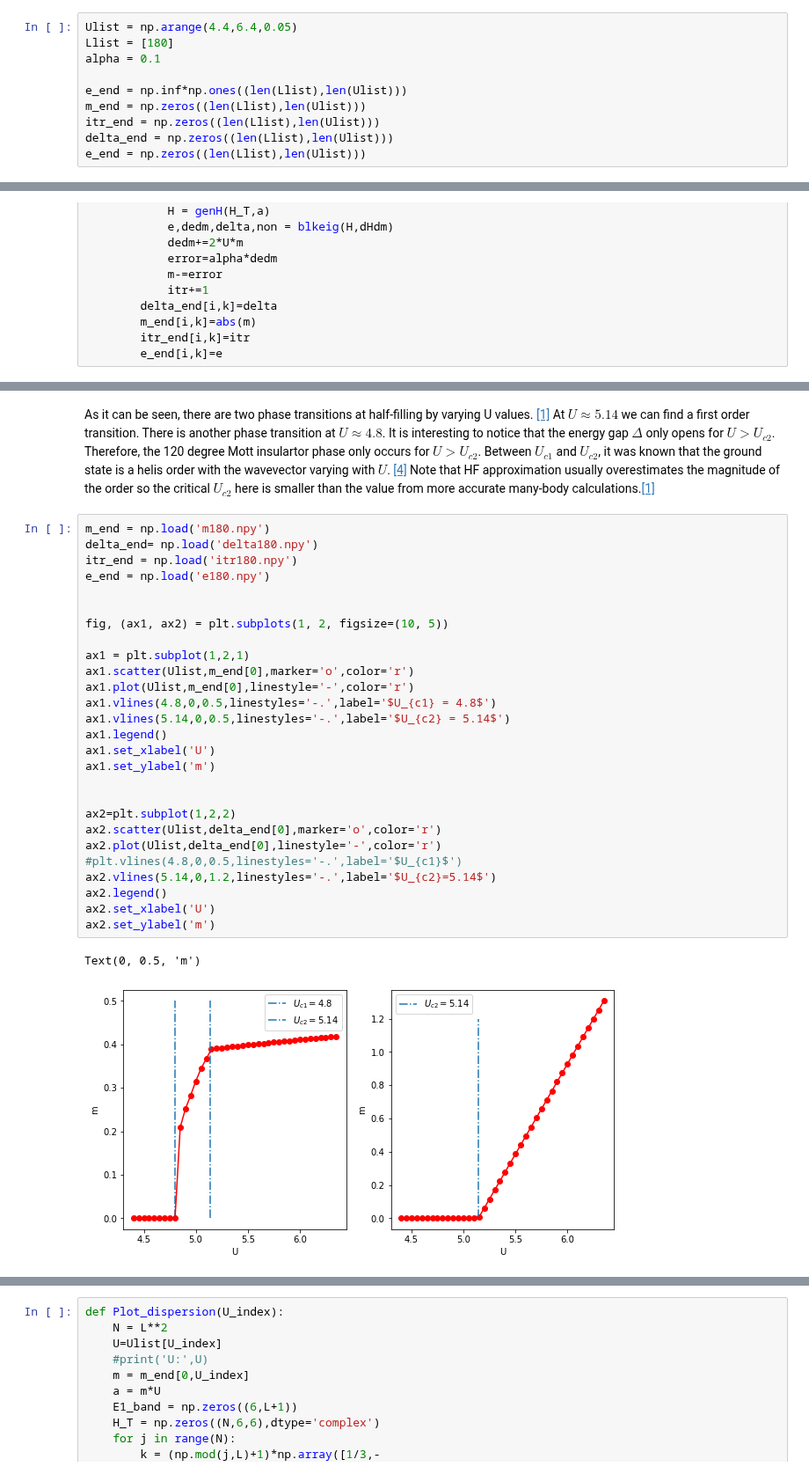
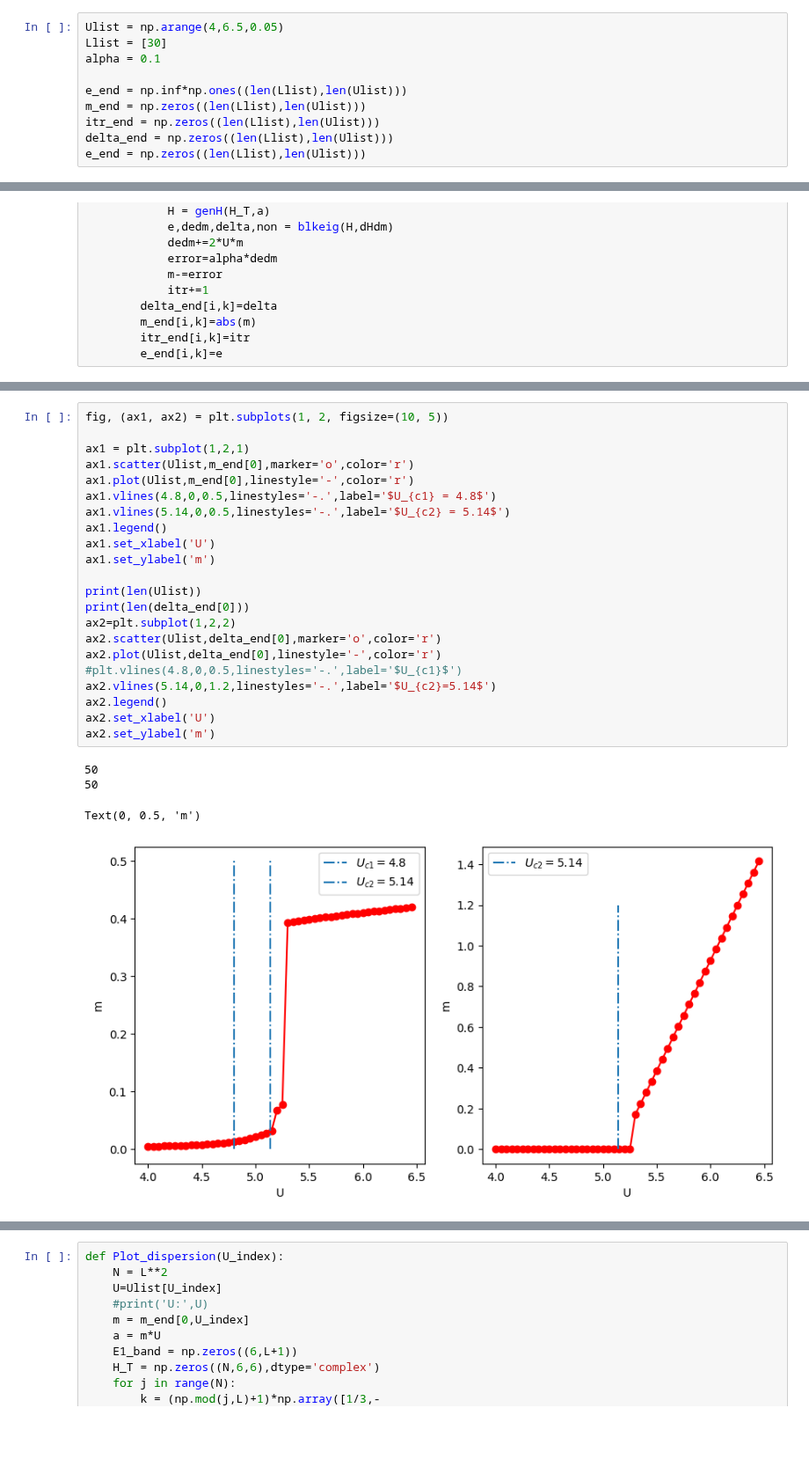
Before and after one commit to songmengh/mean-field, a Jupyter notebook: HF_Hubbard_tri_draft.ipynb, the cells around one changed output, grey strips where cells are left out. Shown at 88% size. Saved outputs shown, nothing was run; the diff lists cells and outputs as text; blank space fills up the shorter version.

```diff
--- a/HF_Hubbard_tri_draft.ipynb
+++ b/HF_Hubbard_tri_draft.ipynb
@@ -133,8 +416,8 @@ def gendHdm(U):
     dHdm[5,2]=-np.sqrt(3)/2*U
     return dHdm
 # %%
-Ulist = np.arange(4.4,6.4,0.05)
-Llist = [180]
+Ulist = np.arange(4,6.5,0.05)
+Llist = [30]
 alpha = 0.1
 
 e_end = np.inf*np.ones((len(Llist),len(Ulist)))
@@ -196,33 +474,28 @@ np.save(file='e180.npy',arr=e_end)
-# %% [markdown]
-As it can be seen, there are two phase transitions at half-filling by varying U values. [[1]](https://arxiv.org/abs/2110.12400) At $U ≈ 5.14$ we can find a first order transition. There is another phase transition at $U ≈ 4.8$. It is interesting to notice that the energy gap $\Delta$ only opens for $U > U_{c2}$. Therefore, the 120 degree Mott insulartor phase only occurs for $U>U_{c2}$. Between $U_{c1}$ and $U_{c2}$, it was known that the ground state is a helis order with the wavevector varying with $U$. [[4]](https://onlinelibrary.wiley.com/doi/abs/10.1002/andp.19955070405) Note that HF approximation usually overestimates the magnitude of the order so the critical $U_{c2}$ here is smaller than the value from more accurate many-body calculations.[[1]](https://arxiv.org/abs/2110.12400)
 # %%
-m_end = np.load('m180.npy')
-delta_end= np.load('delta180.npy')
-itr_end = np.load('itr180.npy')
-e_end = np.load('e180.npy')
-
-
 fig, (ax1, ax2) = plt.subplots(1, 2, figsize=(10, 5))
 
 ax1 = plt.subplot(1,2,1)
 ax1.scatter(Ulist,m_end[0],marker='o',color='r')
 ax1.plot(Ulist,m_end[0],linestyle='-',color='r')
 ax1.vlines(4.8,0,0.5,linestyles='-.',label='$U_{c1} = 4.8$')
 ax1.vlines(5.14,0,0.5,linestyles='-.',label='$U_{c2} = 5.14$')
 ax1.legend()
 ax1.set_xlabel('U')
 ax1.set_ylabel('m')
 
-
+print(len(Ulist))
+print(len(delta_end[0]))
 ax2=plt.subplot(1,2,2)
 ax2.scatter(Ulist,delta_end[0],marker='o',color='r')
 ax2.plot(Ulist,delta_end[0],linestyle='-',color='r')
 #plt.vlines(4.8,0,0.5,linestyles='-.',label='$U_{c1}$')
 ax2.vlines(5.14,0,1.2,linestyles='-.',label='$U_{c2}=5.14$')
 ax2.legend()
 ax2.set_xlabel('U')
 ax2.set_ylabel('m')
 # %% [output]
-Text(0, 0.5, 'm')
+50
+50
+Text(0, 0.5, 'm')
-[figure, old version]
+[figure, new version]
 # %%
```
Also changed, not shown: parts of 15 cells of this notebook.
